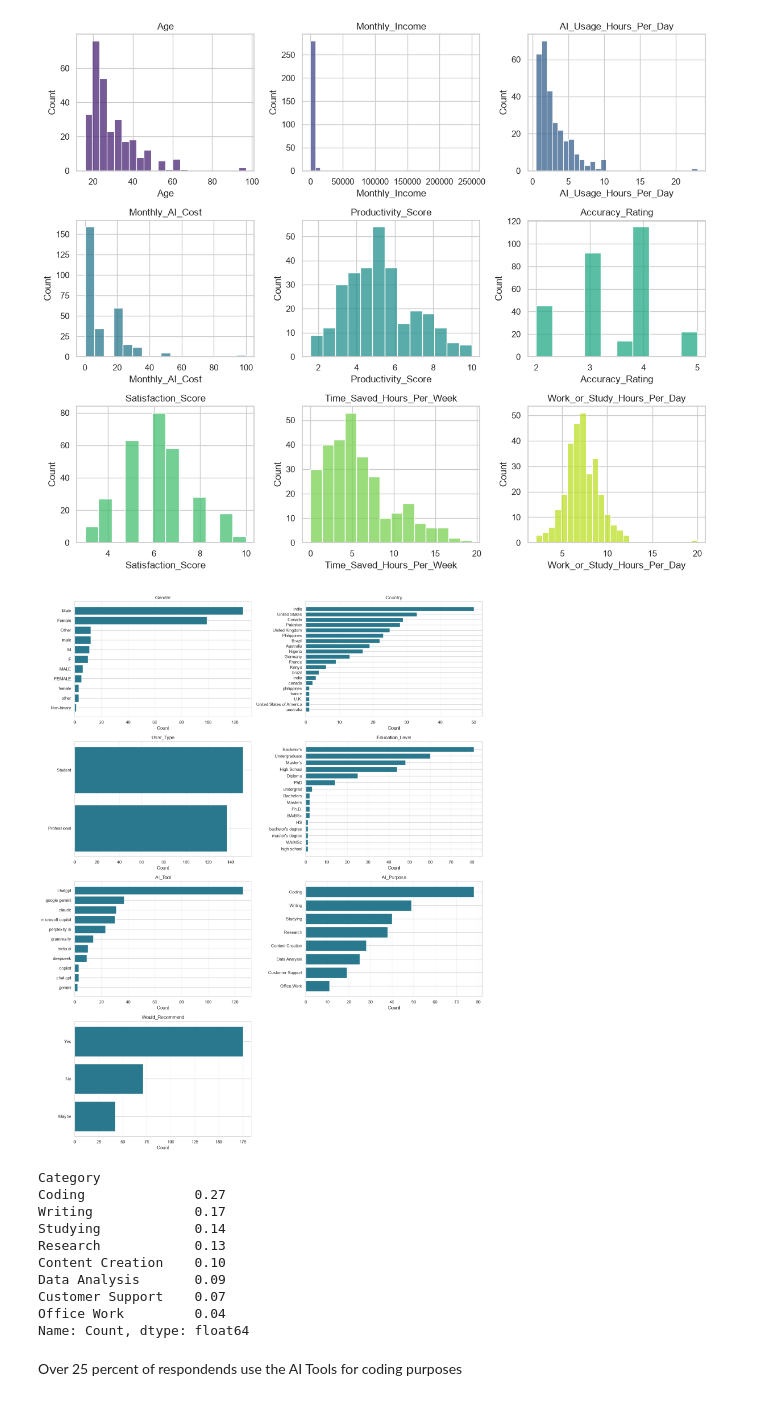
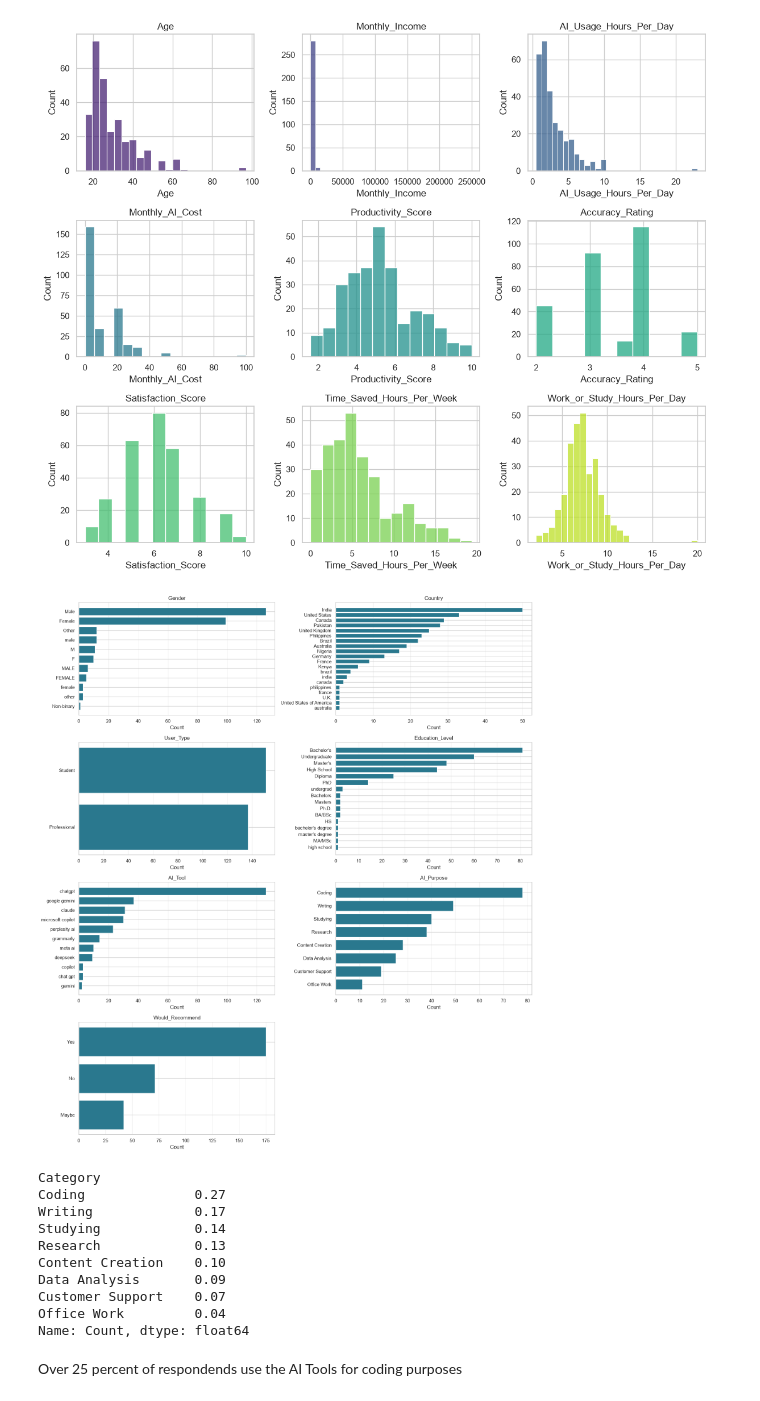
Before and after one commit to strait593/AI-Tools-Usage-Analysis, a Jupyter notebook: notebooks/eda.ipynb, the cells around one changed output. Cells and saved outputs as stored; diff of their text form; code cells hidden in the pictures.

```diff
--- a/notebooks/eda.ipynb
+++ b/notebooks/eda.ipynb
@@ -39,8 +39,8 @@ Index(['User_ID', 'Age', 'Gender', 'Country', 'User_Type', 'Education_Level',
       dtype='str')
 # %%
 numeric_cols = df.select_dtypes(include=["number"])
-categories_cols = df.drop(columns=numeric_cols.columns)
-categories_cols = categories_cols.drop(columns="Tasks_Performed")
+categories_cols = df.drop(columns=numeric_cols.columns).drop(columns="Tasks_Performed")
+
 tasks_performed = df["Tasks_Performed"]
 # %%
 numeric_cols
@@ -112,35 +112,35 @@ plot_data = pd.concat(
 )[["Feature", "Category", "Count"]]
 
 features = plot_data["Feature"].unique()
-fig, axes = plt.subplots(4, 2, figsize=(16, 20))
+fig, axes = plt.subplots(4, 2, figsize=(16, 18))
 axes = axes.ravel()
 
 for ax, feature in zip(axes, features):
     feature_data = (
         plot_data[plot_data["Feature"] == feature]
         .sort_values("Count", ascending=True)
     )
     ax.barh(feature_data["Category"].astype(str), feature_data["Count"], color=palette[3])
     ax.set_title(feature)
     ax.set_xlabel("Count")
     ax.set_ylabel("")
     ax.grid(axis="x", alpha=0.3)
 
 for ax in axes[len(features):]:
     ax.set_visible(False)
 
 plt.tight_layout()
 plt.show()
 
 ai_purpose_count = (
     plot_data.loc[plot_data["Feature"] == "AI_Purpose"]
     .set_index("Category")["Count"]
     .div(plot_data.loc[plot_data["Feature"] == "AI_Purpose", "Count"].sum())
 )
 
 round(ai_purpose_count,2)
 # %% [output]
-[figure, old version]
+[figure, new version]
 Category
 Coding              0.27
 Writing             0.17
```
Also changed, not shown: 4 other files.
